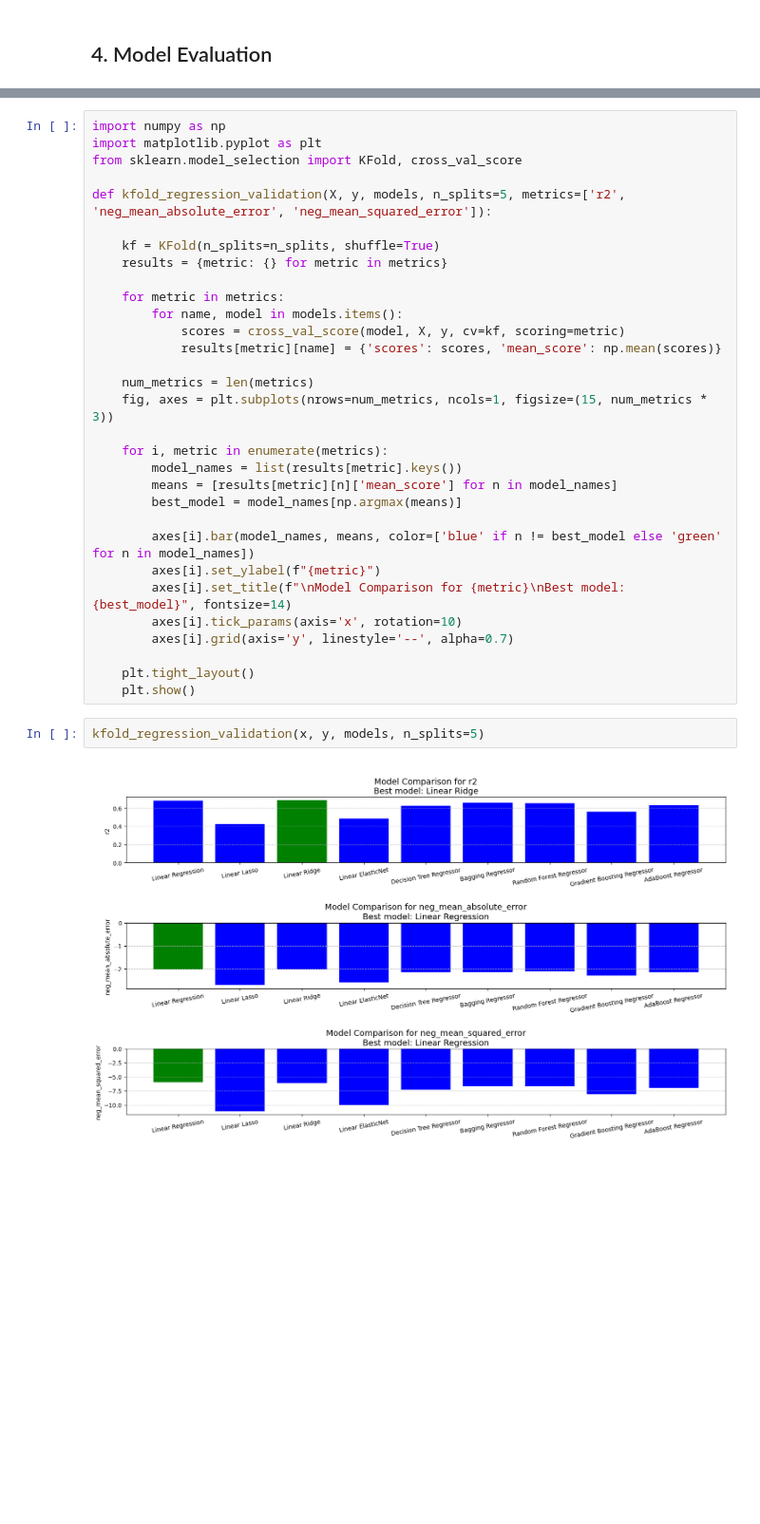
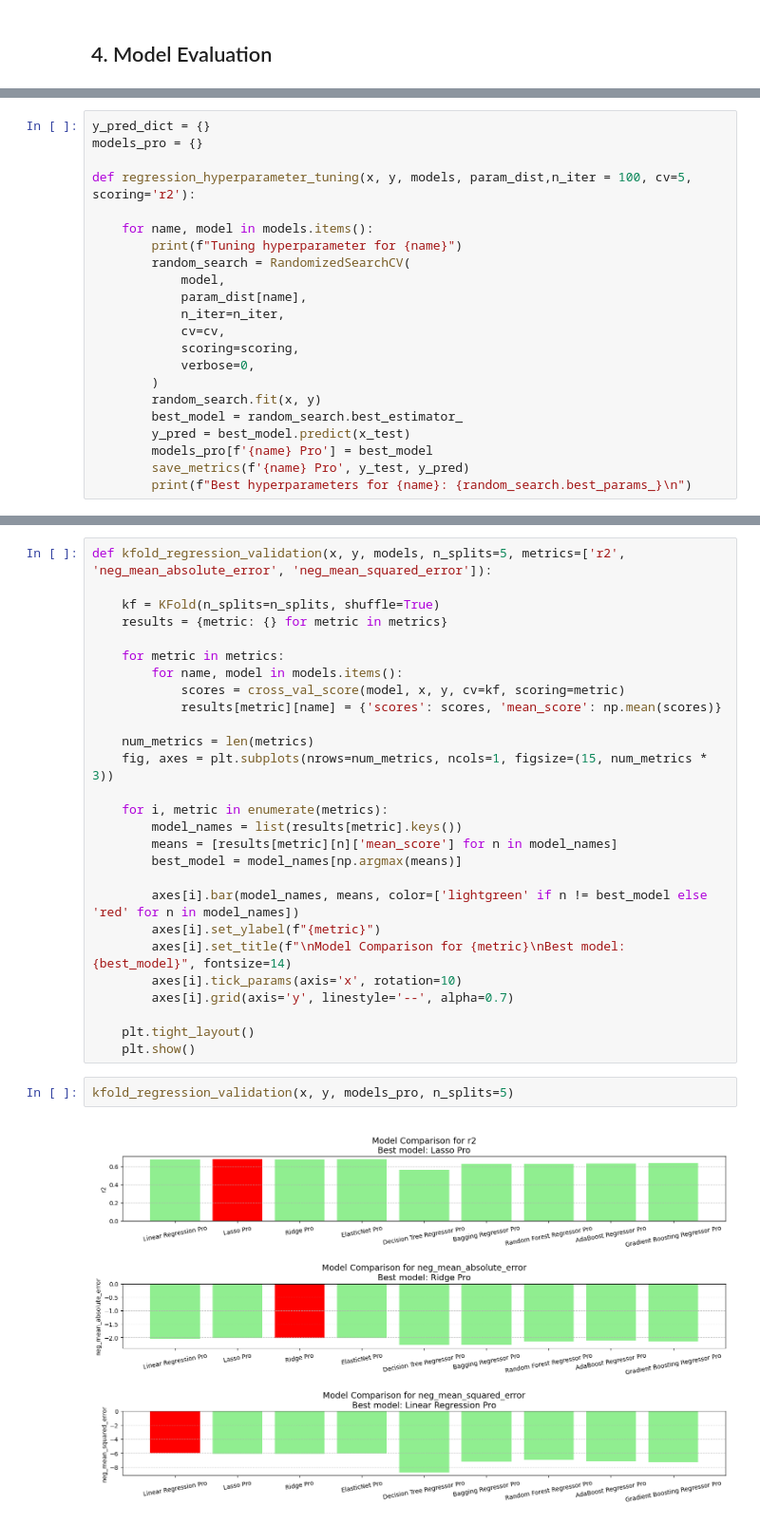
Before and after one commit to haroldeustaquio/Machine-Learning-Projects, a Jupyter notebook: Regression/Beer Consumption/testing.ipynb, the cells around one changed output, grey strips where cells are left out. Shown at 95% size. Drawn from its saved outputs; the diff is of its cells as text; blank space fills up the shorter version.

```diff
--- a/Regression/Beer Consumption/testing.ipynb
+++ b/Regression/Beer Consumption/testing.ipynb
@@ -581,0 +547,22 @@ regression_metrics
+# %%
+y_pred_dict = {}
+models_pro = {}
+
+def regression_hyperparameter_tuning(x, y, models, param_dist,n_iter = 100, cv=5, scoring='r2'):
+
+    for name, model in models.items():
+        print(f"Tuning hyperparameter for {name}")
+        random_search = RandomizedSearchCV(
+            model,
+            param_dist[name],
+            n_iter=n_iter,
+            cv=cv,
+            scoring=scoring,
+            verbose=0,
+        )
+        random_search.fit(x, y)
+        best_model = random_search.best_estimator_
+        y_pred = best_model.predict(x_test)
+        models_pro[f'{name} Pro'] = best_model
+        save_metrics(f'{name} Pro', y_test, y_pred)
+        print(f"Best hyperparameters for {name}: {random_search.best_params_}\n")
@@ -584,16 +625,12 @@ regression_metrics
 # %%
-import numpy as np
-import matplotlib.pyplot as plt
-from sklearn.model_selection import KFold, cross_val_score
-
-def kfold_regression_validation(X, y, models, n_splits=5, metrics=['r2', 'neg_mean_absolute_error', 'neg_mean_squared_error']):
+def kfold_regression_validation(x, y, models, n_splits=5, metrics=['r2', 'neg_mean_absolute_error', 'neg_mean_squared_error']):
 
     kf = KFold(n_splits=n_splits, shuffle=True)
     results = {metric: {} for metric in metrics}
 
     for metric in metrics:
         for name, model in models.items():
-            scores = cross_val_score(model, X, y, cv=kf, scoring=metric)
+            scores = cross_val_score(model, x, y, cv=kf, scoring=metric)
             results[metric][name] = {'scores': scores, 'mean_score': np.mean(scores)}
 
     num_metrics = len(metrics)
@@ -604,7 +641,7 @@ def kfold_regression_validation(X, y, models, n_splits=5, metrics=['r2', 'neg_me
         means = [results[metric][n]['mean_score'] for n in model_names]
         best_model = model_names[np.argmax(means)]
 
-        axes[i].bar(model_names, means, color=['blue' if n != best_model else 'green' for n in model_names])
+        axes[i].bar(model_names, means, color=['lightgreen' if n != best_model else 'red' for n in model_names])
         axes[i].set_ylabel(f"{metric}")
         axes[i].set_title(f"\nModel Comparison for {metric}\nBest model: {best_model}", fontsize=14)
         axes[i].tick_params(axis='x', rotation=10)
@@ -613,6 +650,6 @@ def kfold_regression_validation(X, y, models, n_splits=5, metrics=['r2', 'neg_me
     plt.tight_layout()
     plt.show()
 # %%
-kfold_regression_validation(x, y, models, n_splits=5)
+kfold_regression_validation(x, y, models_pro, n_splits=5)
 # %% [output]
-[figure, old version]
+[figure, new version]
```
Also changed, not shown: parts of 58 cells of this notebook, 1 other file.
